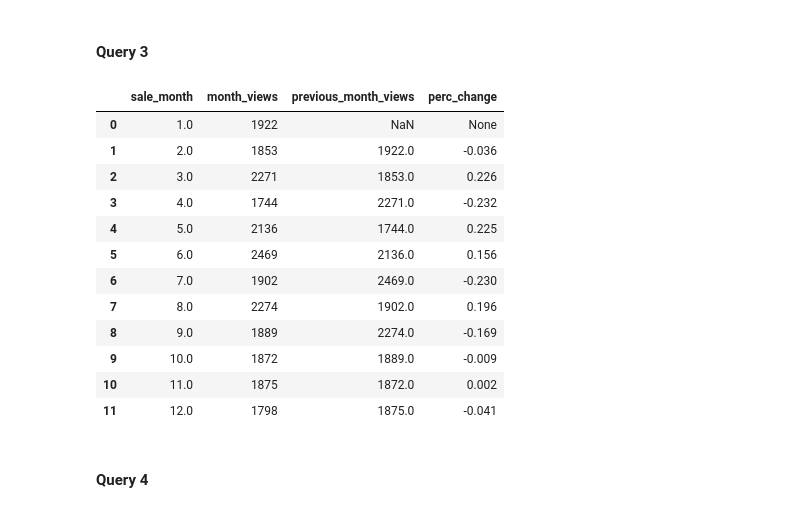
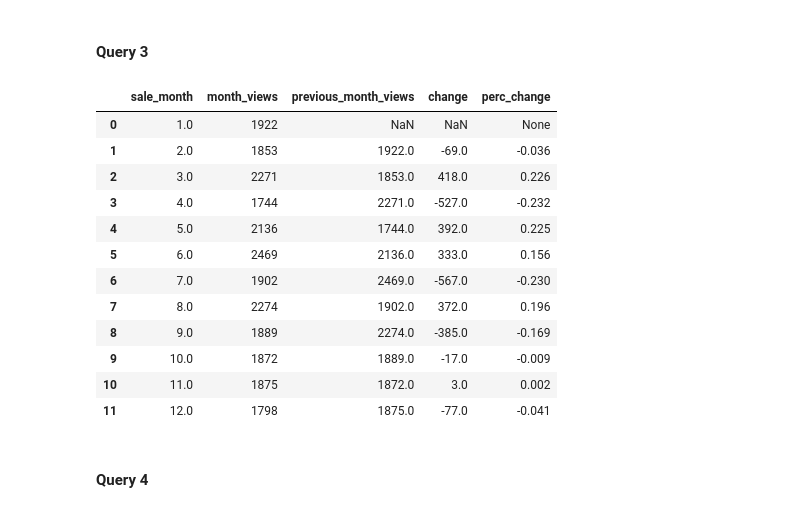
Before and after one commit to ergetamuca/sql_etl_implementation, a Jupyter notebook: Analytical_Procedures.ipynb, the cells around one changed output. Saved outputs shown, nothing was run; the diff lists cells and outputs as text; code cells hidden in the pictures.

```diff
--- a/Analytical_Procedures.ipynb
+++ b/Analytical_Procedures.ipynb
@@ -129,46 +129,47 @@ stmt3 = """
        property_sales
        GROUP BY
        sale_month)
        SELECT *,
+       (month_views - previous_month_views) AS change,
        ROUND(CAST(month_views as DECIMAL(7,2))/CAST(previous_month_views as DECIMAL(7,2))-1,3) AS perc_change
        FROM
        (SELECT
        sale_month,
        month_views,
        LAG(month_views,1) OVER (
        ORDER BY sale_month
        ) previous_month_views
        FROM
        cnt_views) a
 ;
 
 
 """
 # Execute the statement and get the results
 results = connection.execute(stmt3).fetchall()
 
 # Extract column names
 column_names = results[0].keys()
 
 # Store results in a new dataframe
 temp_df3 = pd.DataFrame(results, columns=column_names)
 
 # Show results
 temp_df3
 # %% [output]
-|  | sale_month | month_views | previous_month_views | perc_change |
-| 0 | 1.0 | 1922 | NaN | None |
-| 1 | 2.0 | 1853 | 1922.0 | -0.036 |
-| 2 | 3.0 | 2271 | 1853.0 | 0.226 |
-| 3 | 4.0 | 1744 | 2271.0 | -0.232 |
-| 4 | 5.0 | 2136 | 1744.0 | 0.225 |
-| 5 | 6.0 | 2469 | 2136.0 | 0.156 |
-| 6 | 7.0 | 1902 | 2469.0 | -0.230 |
-| 7 | 8.0 | 2274 | 1902.0 | 0.196 |
-| 8 | 9.0 | 1889 | 2274.0 | -0.169 |
-| 9 | 10.0 | 1872 | 1889.0 | -0.009 |
-| 10 | 11.0 | 1875 | 1872.0 | 0.002 |
-| 11 | 12.0 | 1798 | 1875.0 | -0.041 |
+|  | sale_month | month_views | previous_month_views | change | perc_change |
+| 0 | 1.0 | 1922 | NaN | NaN | None |
+| 1 | 2.0 | 1853 | 1922.0 | -69.0 | -0.036 |
+| 2 | 3.0 | 2271 | 1853.0 | 418.0 | 0.226 |
+| 3 | 4.0 | 1744 | 2271.0 | -527.0 | -0.232 |
+| 4 | 5.0 | 2136 | 1744.0 | 392.0 | 0.225 |
+| 5 | 6.0 | 2469 | 2136.0 | 333.0 | 0.156 |
+| 6 | 7.0 | 1902 | 2469.0 | -567.0 | -0.230 |
+| 7 | 8.0 | 2274 | 1902.0 | 372.0 | 0.196 |
+| 8 | 9.0 | 1889 | 2274.0 | -385.0 | -0.169 |
+| 9 | 10.0 | 1872 | 1889.0 | -17.0 | -0.009 |
+| 10 | 11.0 | 1875 | 1872.0 | 3.0 | 0.002 |
+| 11 | 12.0 | 1798 | 1875.0 | -77.0 | -0.041 |
 # %% [markdown]
 #### Query 4
 # %%
```
